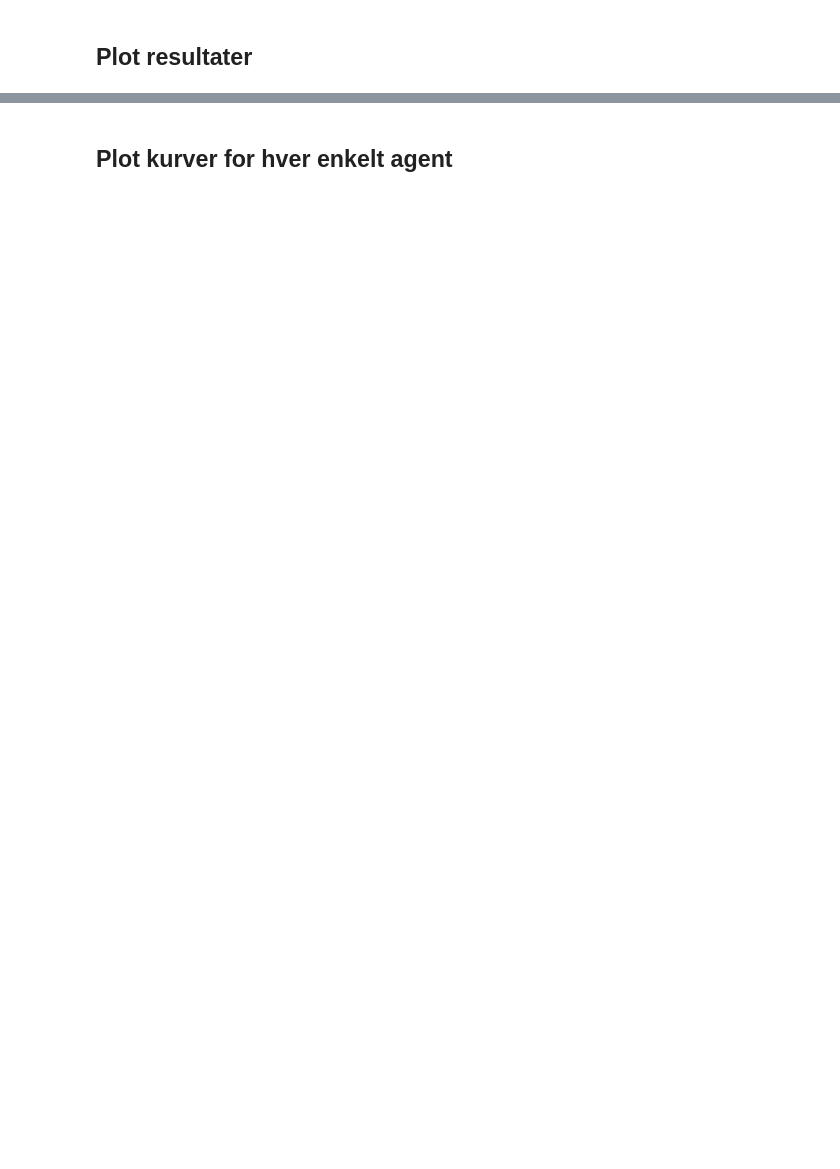
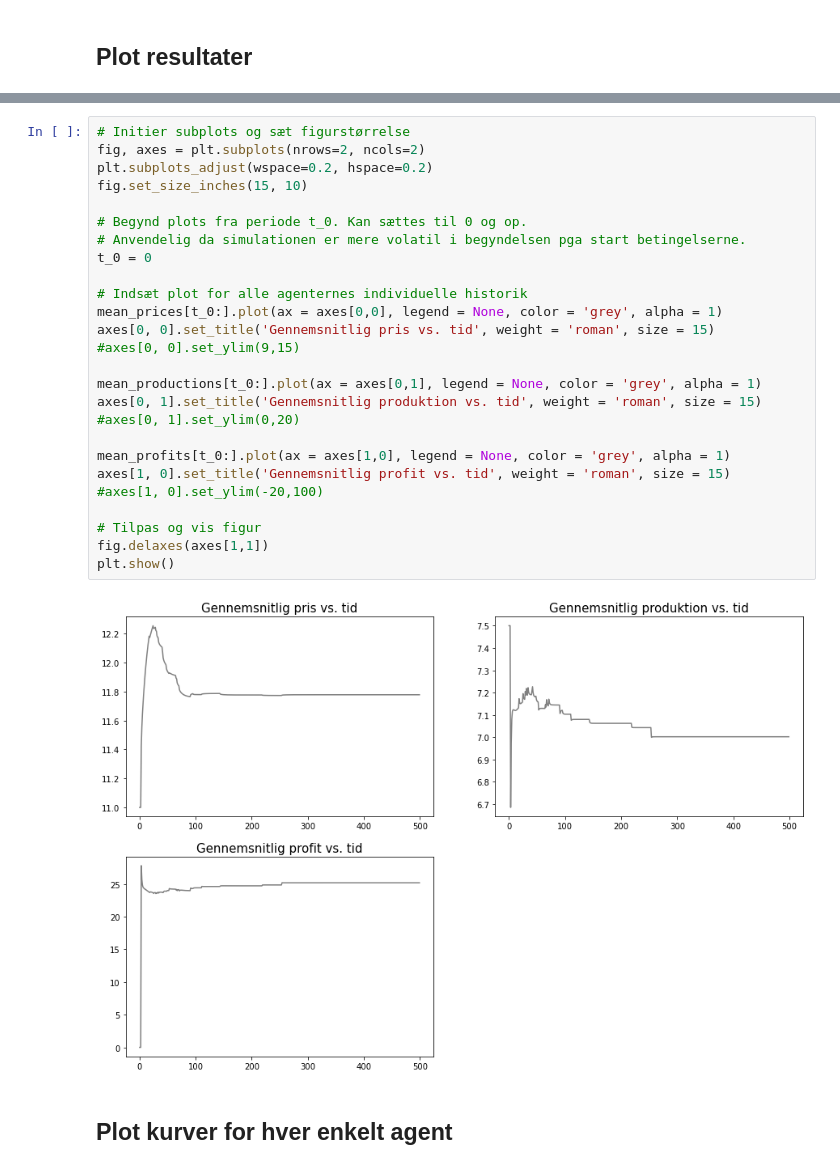
Before and after one commit to DatalogiForAlle/market_competition, a Jupyter notebook: empirical_market_competition_mc.ipynb, the cells around one changed output, grey strips where cells are left out. Drawn from its saved outputs; the diff is of its cells as text; blank space fills up the shorter version.

```diff
--- a/empirical_market_competition_mc.ipynb
+++ b/empirical_market_competition_mc.ipynb
@@ -187,2 +194,30 @@ Text(0, 0.5, 'profit')
+# %%
+# Initier subplots og sæt figurstørrelse
+fig, axes = plt.subplots(nrows=2, ncols=2)
+plt.subplots_adjust(wspace=0.2, hspace=0.2)
+fig.set_size_inches(15, 10)
+
+# Begynd plots fra periode t_0. Kan sættes til 0 og op.
+# Anvendelig da simulationen er mere volatil i begyndelsen pga start betingelserne.
+t_0 = 0
+
+# Indsæt plot for alle agenternes individuelle historik
+mean_prices[t_0:].plot(ax = axes[0,0], legend = None, color = 'grey', alpha = 1)
+axes[0, 0].set_title('Gennemsnitlig pris vs. tid', weight = 'roman', size = 15)
+#axes[0, 0].set_ylim(9,15)
+
+mean_productions[t_0:].plot(ax = axes[0,1], legend = None, color = 'grey', alpha = 1)
+axes[0, 1].set_title('Gennemsnitlig produktion vs. tid', weight = 'roman', size = 15)
+#axes[0, 1].set_ylim(0,20)
+
+mean_profits[t_0:].plot(ax = axes[1,0], legend = None, color = 'grey', alpha = 1)
+axes[1, 0].set_title('Gennemsnitlig profit vs. tid', weight = 'roman', size = 15)
+#axes[1, 0].set_ylim(-20,100)
+
+# Tilpas og vis figur
+fig.delaxes(axes[1,1])
+plt.show()
+# %% [output]
+[figure, added]
 # %% [markdown]
 ## Plot kurver for hver enkelt agent
```
Also changed, not shown: parts of 19 cells of this notebook, 1 other file.
